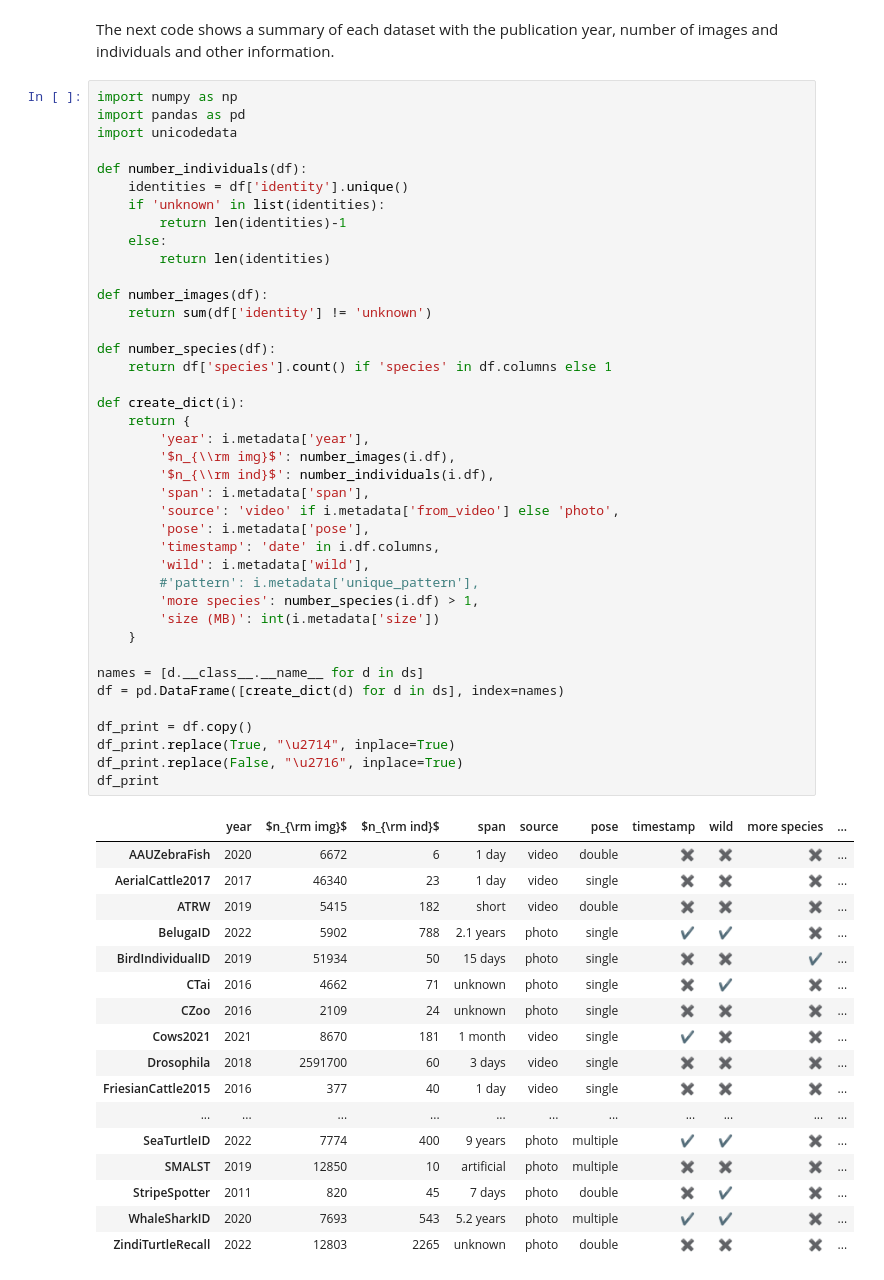
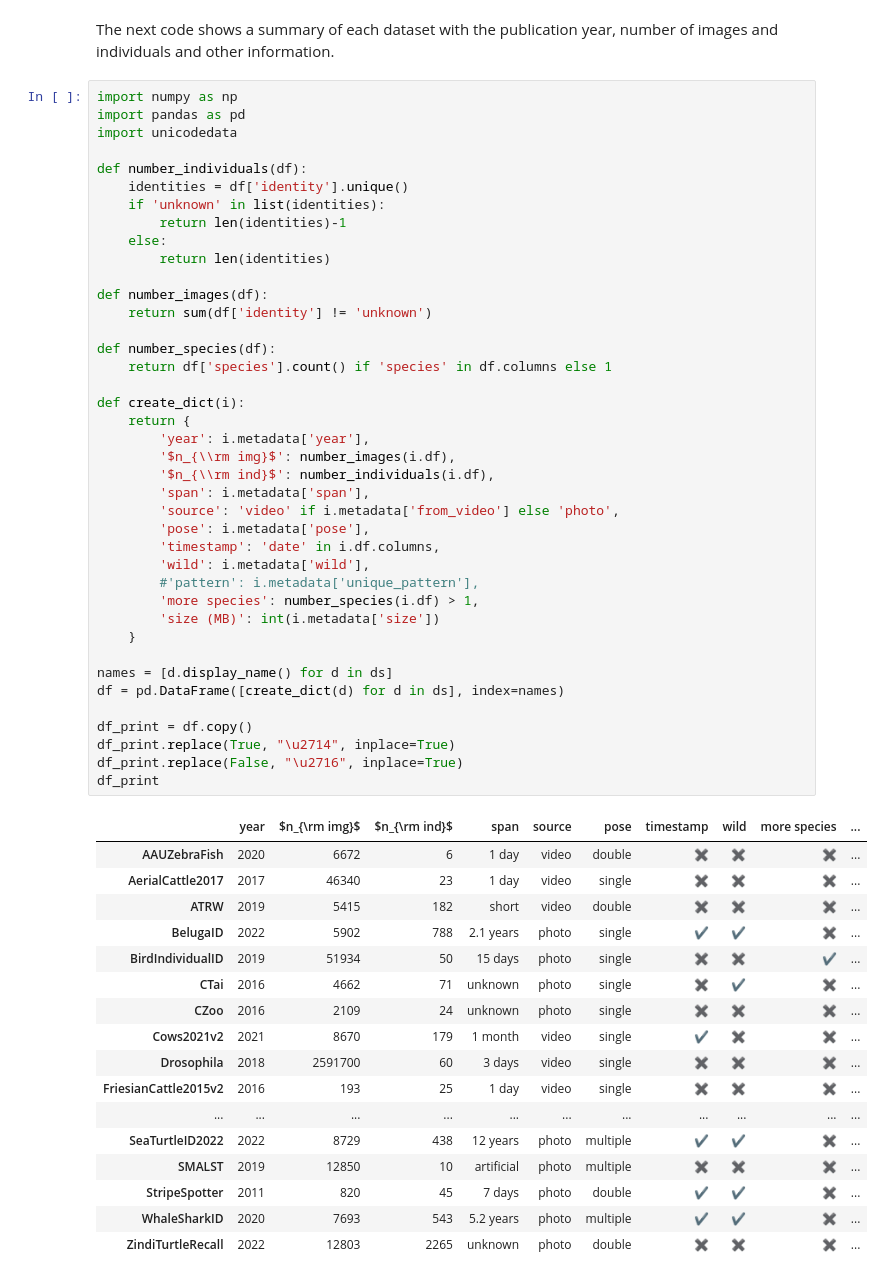
Before and after one commit to WildlifeDatasets/wildlife-datasets, a Jupyter notebook: notebooks/analysis.ipynb, the cells around one changed output. Drawn from its saved outputs; the diff is of its cells as text.

```diff
--- a/notebooks/analysis.ipynb
+++ b/notebooks/analysis.ipynb
@@ -57,41 +57,41 @@ def number_species(df):
 def create_dict(i):
     return {
         'year': i.metadata['year'],
         '$n_{\\rm img}$': number_images(i.df),
         '$n_{\\rm ind}$': number_individuals(i.df),
         'span': i.metadata['span'],
         'source': 'video' if i.metadata['from_video'] else 'photo',
         'pose': i.metadata['pose'],
         'timestamp': 'date' in i.df.columns,
         'wild': i.metadata['wild'],
         #'pattern': i.metadata['unique_pattern'],
         'more species': number_species(i.df) > 1,
         'size (MB)': int(i.metadata['size'])
     }
 
-names = [d.__class__.__name__ for d in ds]
+names = [d.display_name() for d in ds]
 df = pd.DataFrame([create_dict(d) for d in ds], index=names)
 
 df_print = df.copy()
 df_print.replace(True, "\u2714", inplace=True)
 df_print.replace(False, "\u2716", inplace=True)
 df_print
 # %% [output]
 |  | year | $n_{\rm img}$ | $n_{\rm ind}$ | span | source | pose | timestamp | wild | more species | ... |
 | AAUZebraFish | 2020 | 6672 | 6 | 1 day | video | double | ✖ | ✖ | ✖ | ... |
 | AerialCattle2017 | 2017 | 46340 | 23 | 1 day | video | single | ✖ | ✖ | ✖ | ... |
 | ATRW | 2019 | 5415 | 182 | short | video | double | ✖ | ✖ | ✖ | ... |
 | BelugaID | 2022 | 5902 | 788 | 2.1 years | photo | single | ✔ | ✔ | ✖ | ... |
 | BirdIndividualID | 2019 | 51934 | 50 | 15 days | photo | single | ✖ | ✖ | ✔ | ... |
 | CTai | 2016 | 4662 | 71 | unknown | photo | single | ✖ | ✔ | ✖ | ... |
 | CZoo | 2016 | 2109 | 24 | unknown | photo | single | ✖ | ✖ | ✖ | ... |
-| Cows2021 | 2021 | 8670 | 181 | 1 month | video | single | ✔ | ✖ | ✖ | ... |
+| Cows2021v2 | 2021 | 8670 | 179 | 1 month | video | single | ✔ | ✖ | ✖ | ... |
 | Drosophila | 2018 | 2591700 | 60 | 3 days | video | single | ✖ | ✖ | ✖ | ... |
-| FriesianCattle2015 | 2016 | 377 | 40 | 1 day | video | single | ✖ | ✖ | ✖ | ... |
+| FriesianCattle2015v2 | 2016 | 193 | 25 | 1 day | video | single | ✖ | ✖ | ✖ | ... |
 | ... | ... | ... | ... | ... | ... | ... | ... | ... | ... | ... |
-| SeaTurtleID | 2022 | 7774 | 400 | 9 years | photo | multiple | ✔ | ✔ | ✖ | ... |
+| SeaTurtleID2022 | 2022 | 8729 | 438 | 12 years | photo | multiple | ✔ | ✔ | ✖ | ... |
 | SMALST | 2019 | 12850 | 10 | artificial | photo | multiple | ✖ | ✖ | ✖ | ... |
-| StripeSpotter | 2011 | 820 | 45 | 7 days | photo | double | ✖ | ✔ | ✖ | ... |
+| StripeSpotter | 2011 | 820 | 45 | 7 days | photo | double | ✔ | ✔ | ✖ | ... |
 | WhaleSharkID | 2020 | 7693 | 543 | 5.2 years | photo | multiple | ✔ | ✔ | ✖ | ... |
 | ZindiTurtleRecall | 2022 | 12803 | 2265 | unknown | photo | double | ✖ | ✖ | ✖ | ... |
 # %%
```
Also changed, not shown: parts of 1 cell of this notebook, 1 other file.
